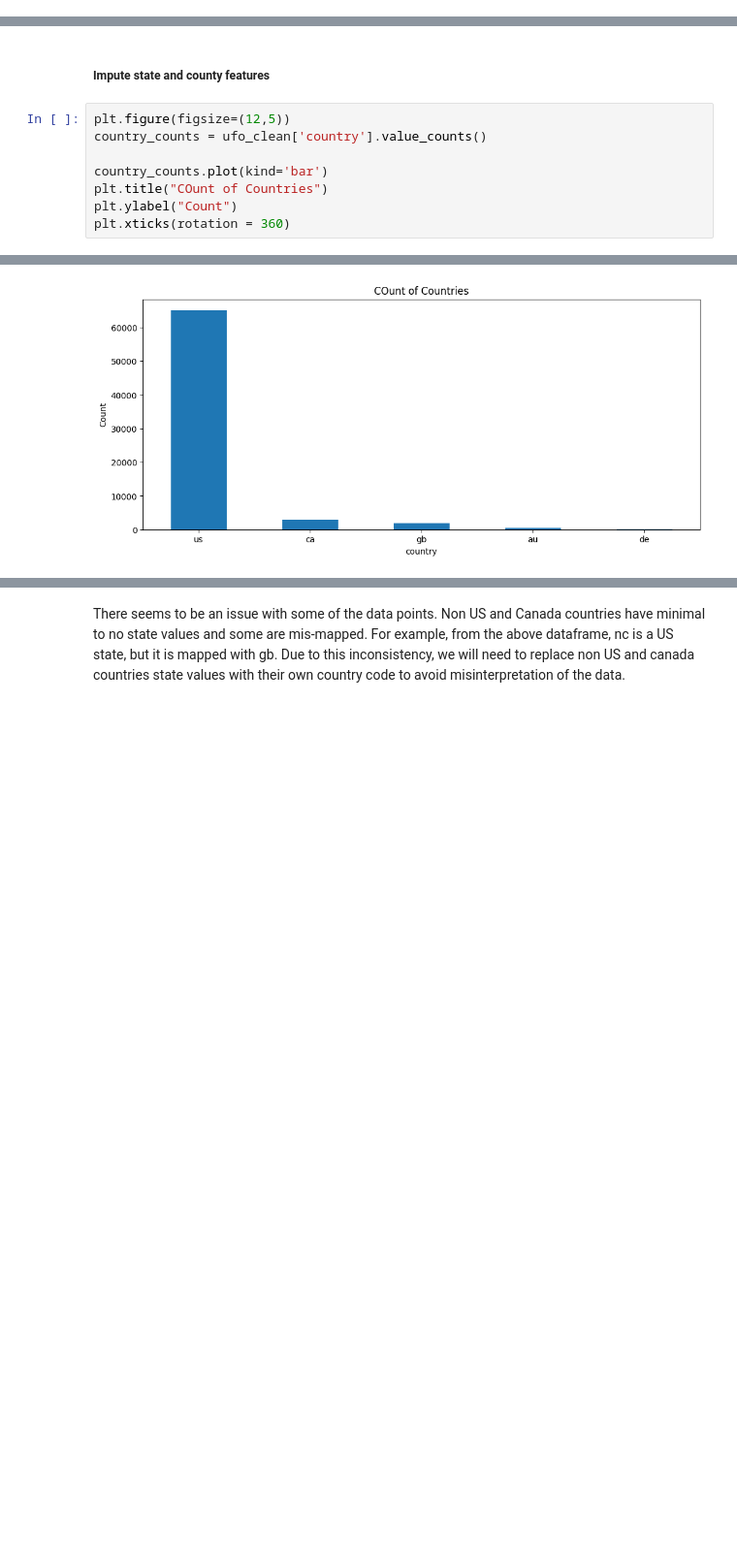
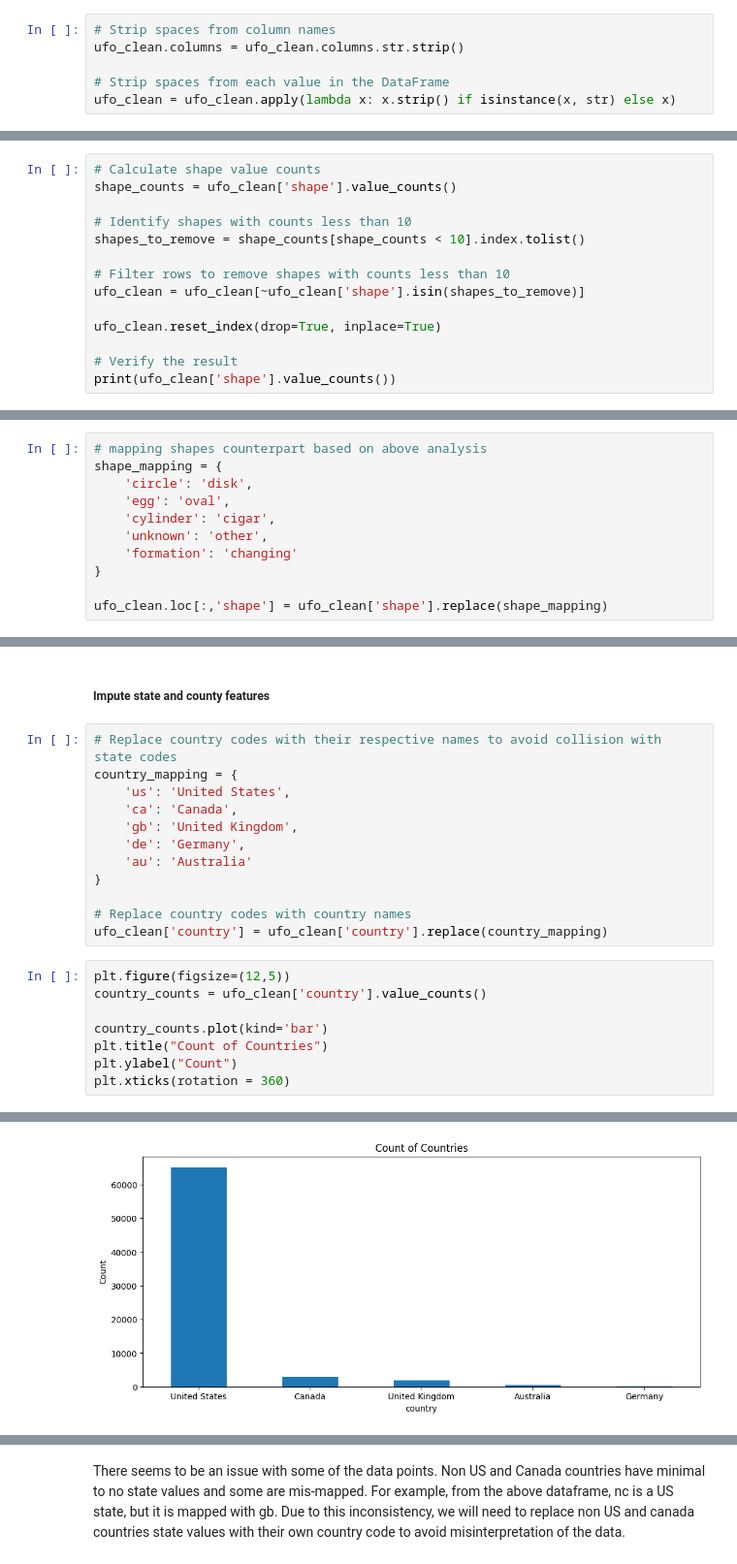
Before and after one commit to shivaallala/Multi-Classification-Prediction-UFO-Shape-Classifier, a Jupyter notebook: main.ipynb, the cells around one changed output, grey strips where cells are left out. Shown at 97% size. Saved outputs shown, nothing was run; the diff lists cells and outputs as text; blank space fills up the shorter version.

```diff
--- a/main.ipynb
+++ b/main.ipynb
@@ -199,0 +238,6 @@ memory usage: 6.1+ MB
+# %%
+# Strip spaces from column names
+ufo_clean.columns = ufo_clean.columns.str.strip()
+
+# Strip spaces from each value in the DataFrame
+ufo_clean = ufo_clean.apply(lambda x: x.strip() if isinstance(x, str) else x)
@@ -199,0 +268,14 @@ memory usage: 6.1+ MB
+# %%
+# Calculate shape value counts
+shape_counts = ufo_clean['shape'].value_counts()
+
+# Identify shapes with counts less than 10
+shapes_to_remove = shape_counts[shape_counts < 10].index.tolist()
+
+# Filter rows to remove shapes with counts less than 10
+ufo_clean = ufo_clean[~ufo_clean['shape'].isin(shapes_to_remove)]
+
+ufo_clean.reset_index(drop=True, inplace=True)
+
+# Verify the result
+print(ufo_clean['shape'].value_counts())
@@ -199,0 +334,11 @@ memory usage: 6.1+ MB
+# %%
+# mapping shapes counterpart based on above analysis
+shape_mapping = {
+    'circle': 'disk',
+    'egg': 'oval',
+    'cylinder': 'cigar',
+    'unknown': 'other',
+    'formation': 'changing'
+}
+
+ufo_clean.loc[:,'shape'] = ufo_clean['shape'].replace(shape_mapping)
@@ -200,11 +367,23 @@ memory usage: 6.1+ MB
 # %% [markdown]
 ##### Impute state and county features
+# %%
+# Replace country codes with their respective names to avoid collision with state codes
+country_mapping = {
+    'us': 'United States',
+    'ca': 'Canada',
+    'gb': 'United Kingdom',
+    'de': 'Germany',
+    'au': 'Australia'
+}
+
+# Replace country codes with country names
+ufo_clean['country'] = ufo_clean['country'].replace(country_mapping)
 # %%
 plt.figure(figsize=(12,5))
 country_counts = ufo_clean['country'].value_counts()
 
 country_counts.plot(kind='bar')
-plt.title("COunt of Countries")
+plt.title("Count of Countries")
 plt.ylabel("Count")
 plt.xticks(rotation = 360)
 # %% [output]
@@ -217 +396 @@ plt.xticks(rotation = 360)
-[figure, old version]
+[figure, new version]
```
Also changed, not shown: parts of 80 cells of this notebook.
